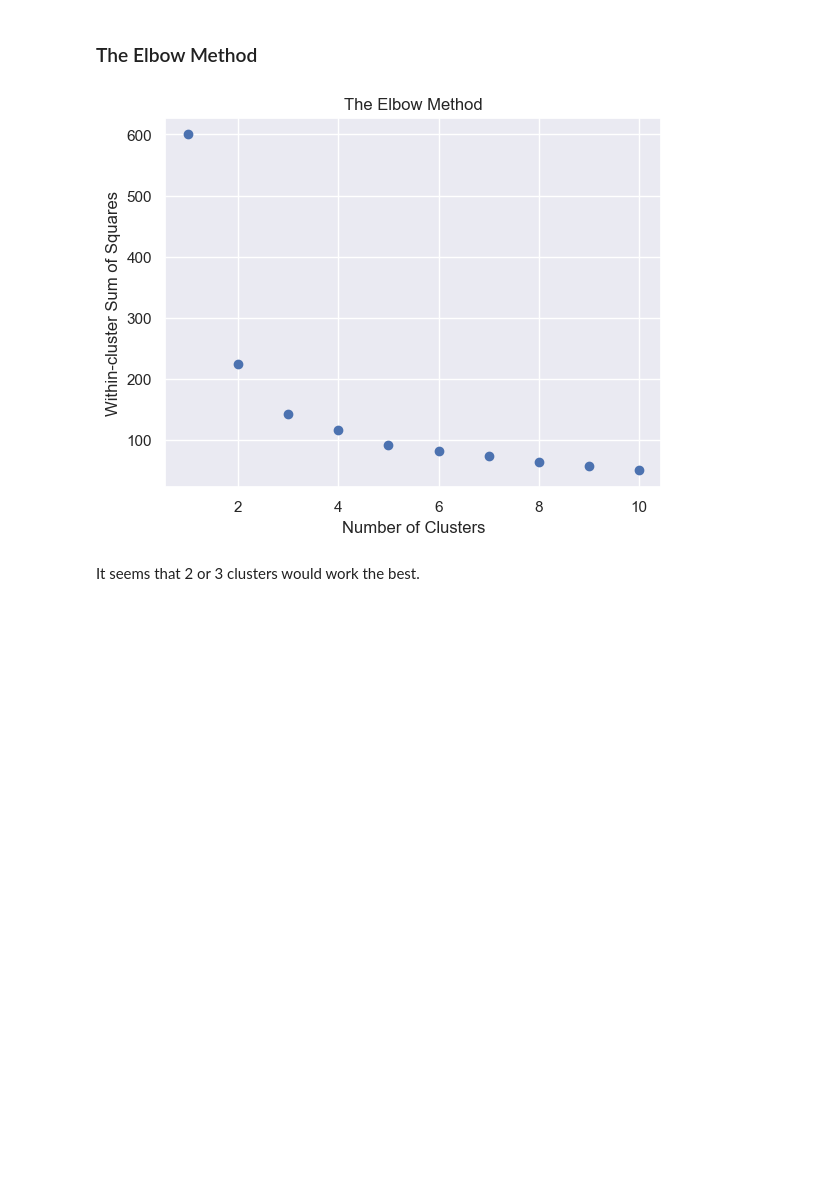
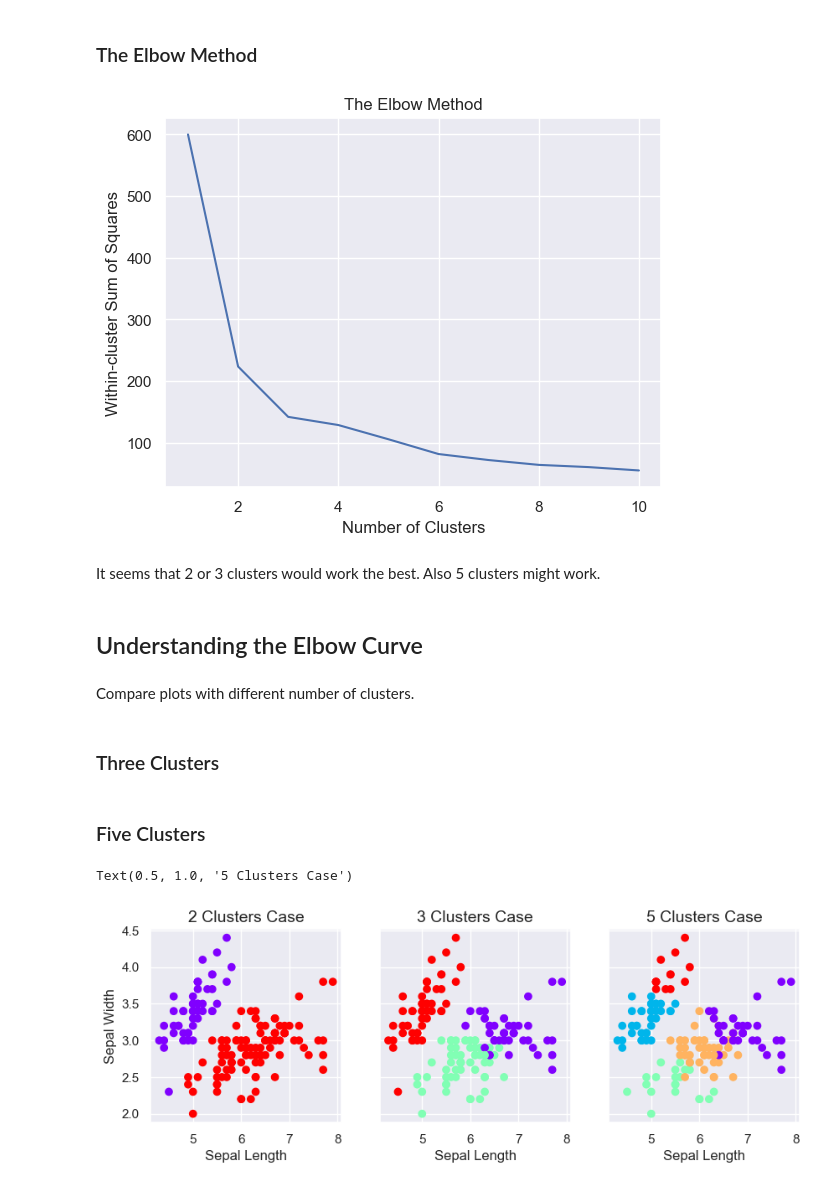
Before and after one commit to tanjatom/MachineLearning, a Jupyter notebook: Clustering/clustering_iris_dataset.ipynb, the cells around one changed output. Drawn from its saved outputs; the diff is of its cells as text; code cells hidden in the pictures; blank space fills up the shorter version.

```diff
--- a/Clustering/clustering_iris_dataset.ipynb
+++ b/Clustering/clustering_iris_dataset.ipynb
@@ -104,12 +105,54 @@ for i in range(1, num_cluster):
 ### The Elbow Method
 # %%
 # Plot the elbow method
-plt.scatter(range(1, num_cluster), wcss)
+plt.plot(range(1, num_cluster), wcss)
 plt.xlabel("Number of Clusters")
 plt.ylabel("Within-cluster Sum of Squares")
 plt.title("The Elbow Method")
 plt.show()
 # %% [output]
-[figure, old version]
+[figure, new version]
 # %% [markdown]
-It seems that 2 or 3 clusters would work the best.
+It seems that 2 or 3 clusters would work the best. Also 5 clusters might work.
+# %% [markdown]
+## Understanding the Elbow Curve
+# %% [markdown]
+Compare plots with different number of clusters.
+# %% [markdown]
+### Three Clusters
+# %%
+# Create kmeans object with three clusters for scaled data
+kmeans_3 = KMeans(3, n_init="auto")
+data3 = raw_data.copy()
+clusters_3 = kmeans_3.fit_predict(scaled_x)
+data3["Cluster"] = clusters_3
+# %% [markdown]
+### Five Clusters
+# %%
+# Create kmeans object with five clusters for scaled data
+kmeans_5 = KMeans(5, n_init="auto")
+data5 = raw_data.copy()
+clusters_5 = kmeans_5.fit_predict(scaled_x)
+data5["Cluster"] = clusters_5
+# %%
+# Create scatter plot for all cases and compare
+fig, axes = plt.subplots(ncols=3, figsize=(10,3), sharey=True)
+
+plt.sca(axes[0])
+plt.scatter(data2["sepal_length"], data2["sepal_width"], c=data2["Cluster"], cmap="rainbow")
+plt.xlabel("Sepal Length", fontsize=12)
+plt.ylabel("Sepal Width", fontsize=12)
+plt.title("2 Clusters Case", fontsize=14)
+
+plt.sca(axes[1])
+plt.scatter(data3["sepal_length"], data3["sepal_width"], c=data3["Cluster"], cmap="rainbow")
+plt.xlabel("Sepal Length", fontsize=12)
+plt.title("3 Clusters Case", fontsize=14)
+
+plt.sca(axes[2])
+plt.scatter(data5["sepal_length"], data5["sepal_width"], c=data5["Cluster"], cmap="rainbow")
+plt.xlabel("Sepal Length", fontsize=12)
+plt.title("5 Clusters Case", fontsize=14)
+# %% [output]
+Text(0.5, 1.0, '5 Clusters Case')
+[figure, added]
```
Also changed, not shown: parts of 3 cells of this notebook.
